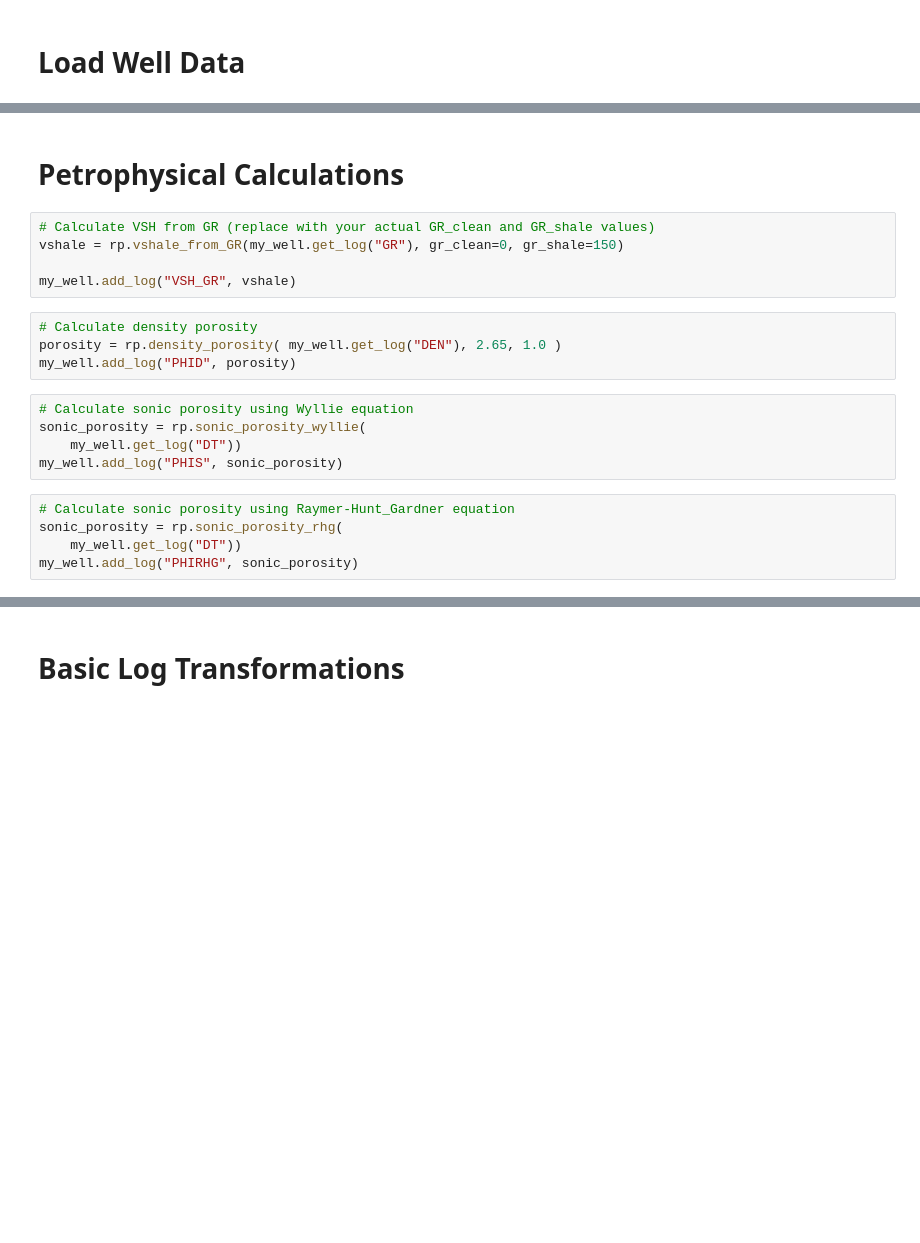
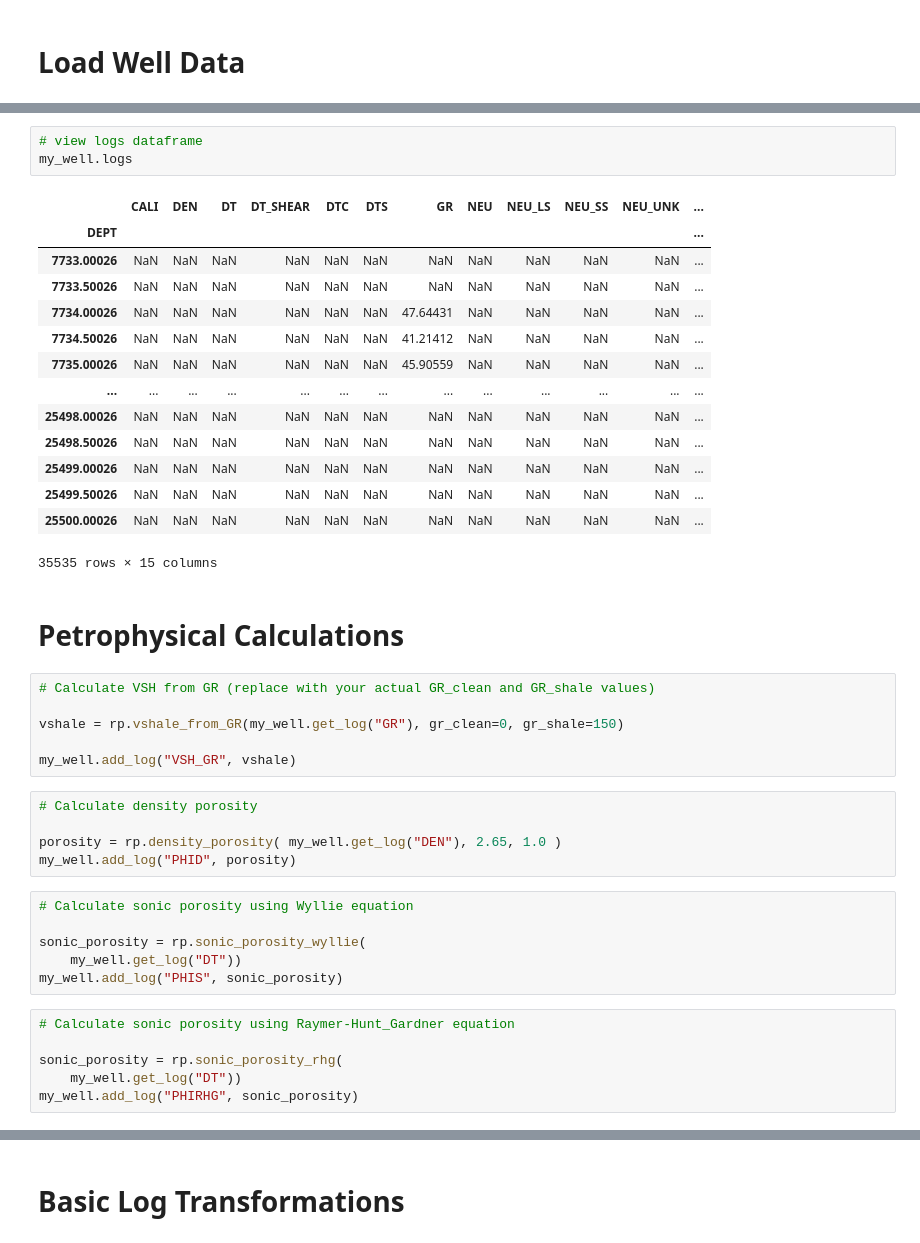
Before and after one commit to JeffRoth/rockphysics-library, a Jupyter notebook: examples/demo notebook.ipynb, the cells around one changed output, grey strips where cells are left out. Cells and saved outputs as stored; diff of their text form; blank space fills up the shorter version.

```diff
--- a/examples/demo notebook.ipynb
+++ b/examples/demo notebook.ipynb
@@ -37,21 +60,43 @@ print(active_well_type_map)
+# %%
+# view logs dataframe
+my_well.logs
+# %% [output]
+|  | CALI | DEN | DT | DT_SHEAR | DTC | DTS | GR | NEU | NEU_LS | NEU_SS | NEU_UNK | ... |
+| DEPT |  |  |  |  |  |  |  |  |  |  |  | ... |
+| 7733.00026 | NaN | NaN | NaN | NaN | NaN | NaN | NaN | NaN | NaN | NaN | NaN | ... |
+| 7733.50026 | NaN | NaN | NaN | NaN | NaN | NaN | NaN | NaN | NaN | NaN | NaN | ... |
+| 7734.00026 | NaN | NaN | NaN | NaN | NaN | NaN | 47.64431 | NaN | NaN | NaN | NaN | ... |
+| 7734.50026 | NaN | NaN | NaN | NaN | NaN | NaN | 41.21412 | NaN | NaN | NaN | NaN | ... |
+| 7735.00026 | NaN | NaN | NaN | NaN | NaN | NaN | 45.90559 | NaN | NaN | NaN | NaN | ... |
+| ... | ... | ... | ... | ... | ... | ... | ... | ... | ... | ... | ... | ... |
+| 25498.00026 | NaN | NaN | NaN | NaN | NaN | NaN | NaN | NaN | NaN | NaN | NaN | ... |
+| 25498.50026 | NaN | NaN | NaN | NaN | NaN | NaN | NaN | NaN | NaN | NaN | NaN | ... |
+| 25499.00026 | NaN | NaN | NaN | NaN | NaN | NaN | NaN | NaN | NaN | NaN | NaN | ... |
+| 25499.50026 | NaN | NaN | NaN | NaN | NaN | NaN | NaN | NaN | NaN | NaN | NaN | ... |
+| 25500.00026 | NaN | NaN | NaN | NaN | NaN | NaN | NaN | NaN | NaN | NaN | NaN | ... |
+35535 rows × 15 columns
 # %% [markdown]
 # Petrophysical Calculations
 # %%
 # Calculate VSH from GR (replace with your actual GR_clean and GR_shale values)
+
 vshale = rp.vshale_from_GR(my_well.get_log("GR"), gr_clean=0, gr_shale=150)
 
 my_well.add_log("VSH_GR", vshale)
 # %%
 # Calculate density porosity
+
 porosity = rp.density_porosity( my_well.get_log("DEN"), 2.65, 1.0 )
 my_well.add_log("PHID", porosity)
 # %%
 # Calculate sonic porosity using Wyllie equation
+
 sonic_porosity = rp.sonic_porosity_wyllie(
     my_well.get_log("DT"))
 my_well.add_log("PHIS", sonic_porosity)
 # %%
 # Calculate sonic porosity using Raymer-Hunt_Gardner equation
+
 sonic_porosity = rp.sonic_porosity_rhg(
     my_well.get_log("DT"))
 my_well.add_log("PHIRHG", sonic_porosity)
```
Also changed, not shown: parts of 17 cells of this notebook, 2 other files.
